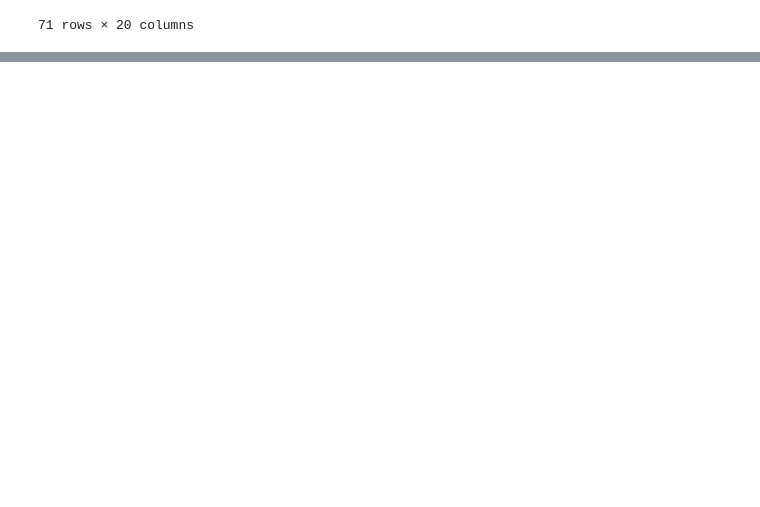
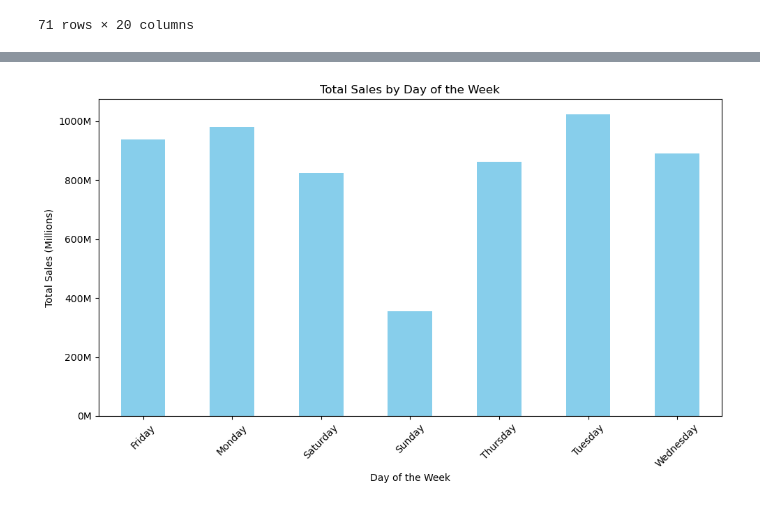
Before and after one commit to Huzaifawahid/Python-Programming-for-business-and-Life-Sciences, a Jupyter notebook: Working File-checkpoint.ipynb, the cells around one changed output, grey strips where cells are left out. Cells and saved outputs as stored; diff of their text form; code cells hidden in the pictures; blank space fills up the shorter version.

```diff
--- a/Working File-checkpoint.ipynb
+++ b/Working File-checkpoint.ipynb
@@ -154,0 +188,16 @@ noholiday_data = df[(df["Open"]>=1) & (df["StateHoliday"]== "0")]
+# %%
+from matplotlib.ticker import FuncFormatter
+plt.figure(figsize=(10, 6))
+bar_plot = daily_sales.plot(kind='bar', color='skyblue')
+
+# Format y-axis labels to display values in millions
+bar_plot.yaxis.set_major_formatter(FuncFormatter(lambda x, pos: '{:.0f}M'.format(x / 1000000)))
+
+plt.title('Total Sales by Day of the Week')
+plt.xlabel('Day of the Week')
+plt.ylabel('Total Sales (Millions)')
+plt.xticks(rotation=45)  # Rotate x-axis labels for better readability
+plt.tight_layout()
+plt.show()
+# %% [output]
+[figure, added]
```
Also changed, not shown: parts of 3 cells of this notebook.
